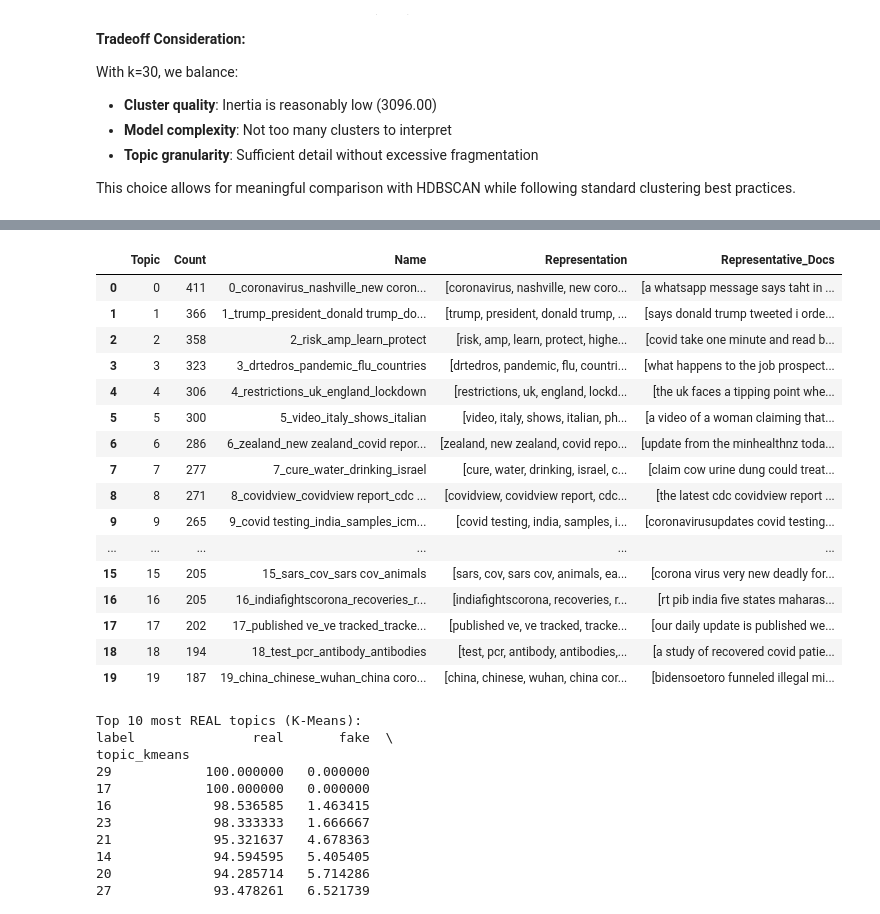
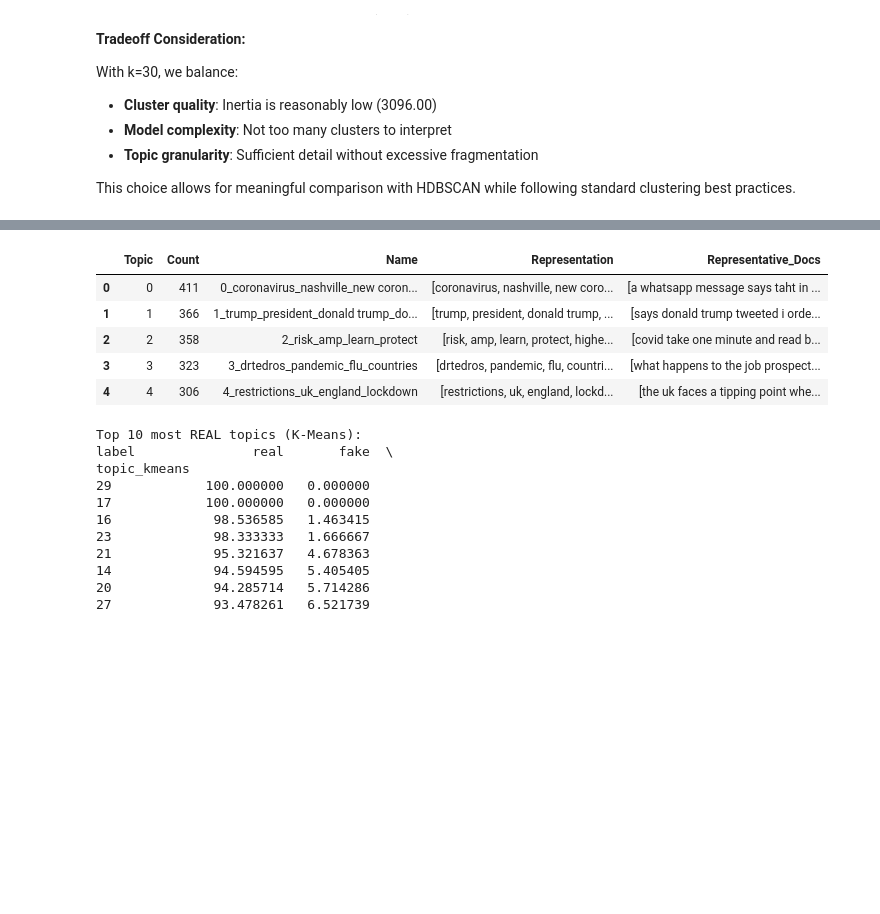
Before and after one commit to JavierPs287/MLTask2, a Jupyter notebook: COVID_Eda+NoInformado_ingles_bueno.ipynb, the cells around one changed output, grey strips where cells are left out. Cells and saved outputs as stored; diff of their text form; code cells hidden in the pictures; blank space fills up the shorter version.

```diff
--- a/COVID_Eda+NoInformado_ingles_bueno.ipynb
+++ b/COVID_Eda+NoInformado_ingles_bueno.ipynb
@@ -2093,25 +2096,14 @@ Unique topics found: 30
 # %%
 # Analyze K-Means topics
 topic_info_kmeans = topic_model_kmeans.get_topic_info()
-topic_info_kmeans.head(20)
+topic_info_kmeans.head(5)
 # %% [output]
 |  | Topic | Count | Name | Representation | Representative_Docs |
 | 0 | 0 | 411 | 0_coronavirus_nashville_new coron... | [coronavirus, nashville, new coro... | [a whatsapp message says taht in ... |
 | 1 | 1 | 366 | 1_trump_president_donald trump_do... | [trump, president, donald trump, ... | [says donald trump tweeted i orde... |
 | 2 | 2 | 358 | 2_risk_amp_learn_protect | [risk, amp, learn, protect, highe... | [covid take one minute and read b... |
 | 3 | 3 | 323 | 3_drtedros_pandemic_flu_countries | [drtedros, pandemic, flu, countri... | [what happens to the job prospect... |
 | 4 | 4 | 306 | 4_restrictions_uk_england_lockdown | [restrictions, uk, england, lockd... | [the uk faces a tipping point whe... |
-| 5 | 5 | 300 | 5_video_italy_shows_italian | [video, italy, shows, italian, ph... | [a video of a woman claiming that... |
-| 6 | 6 | 286 | 6_zealand_new zealand_covid repor... | [zealand, new zealand, covid repo... | [update from the minhealthnz toda... |
-| 7 | 7 | 277 | 7_cure_water_drinking_israel | [cure, water, drinking, israel, c... | [claim cow urine dung could treat... |
-| 8 | 8 | 271 | 8_covidview_covidview report_cdc ... | [covidview, covidview report, cdc... | [the latest cdc covidview report ... |
-| 9 | 9 | 265 | 9_covid testing_india_samples_icm... | [covid testing, india, samples, i... | [coronavirusupdates covid testing... |
-| ... | ... | ... | ... | ... | ... |
-| 15 | 15 | 205 | 15_sars_cov_sars cov_animals | [sars, cov, sars cov, animals, ea... | [corona virus very new deadly for... |
-| 16 | 16 | 205 | 16_indiafightscorona_recoveries_r... | [indiafightscorona, recoveries, r... | [rt pib india five states maharas... |
-| 17 | 17 | 202 | 17_published ve_ve tracked_tracke... | [published ve, ve tracked, tracke... | [our daily update is published we... |
-| 18 | 18 | 194 | 18_test_pcr_antibody_antibodies | [test, pcr, antibody, antibodies,... | [a study of recovered covid patie... |
-| 19 | 19 | 187 | 19_china_chinese_wuhan_china coro... | [china, chinese, wuhan, china cor... | [bidensoetoro funneled illegal mi... |
 # %%
 # Visualize K-Means topics
 topic_model_kmeans.visualize_topics()
```
Also changed, not shown: parts of 44 cells of this notebook.
